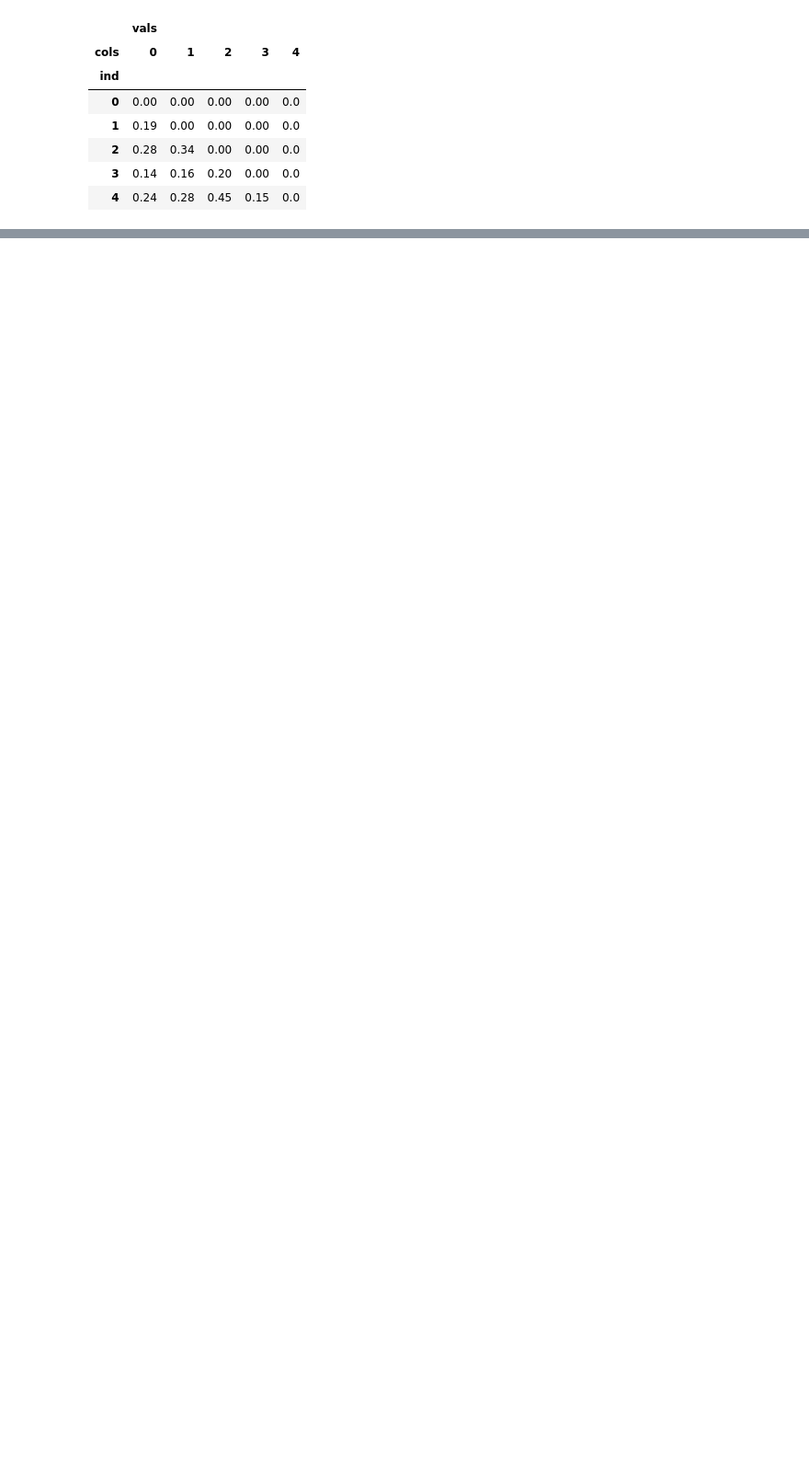
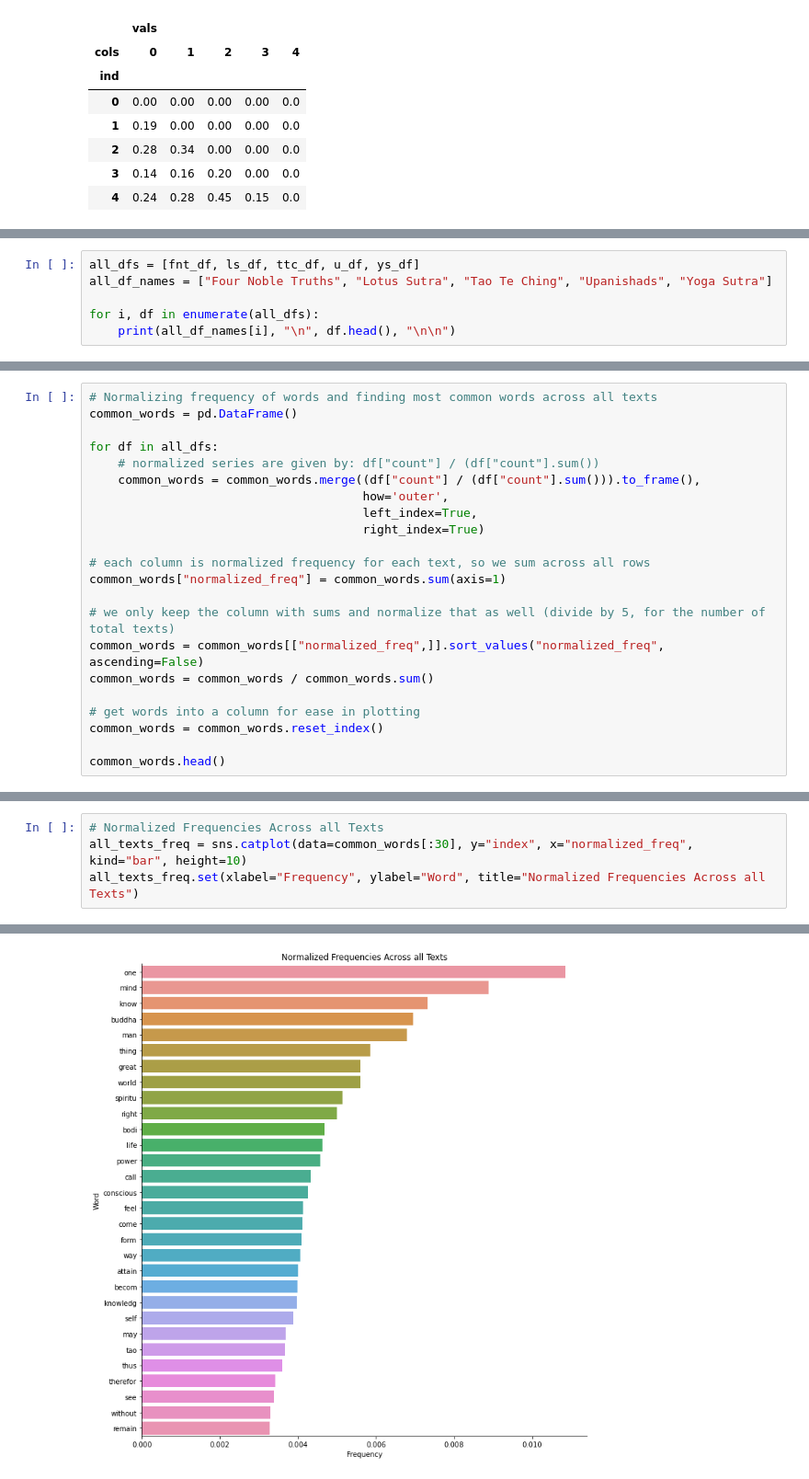
Before and after one commit to elijahstr/216FinalProject, a Jupyter notebook: Final Project Code.ipynb, the cells around one changed output, grey strips where cells are left out. Shown at 92% size. Saved outputs shown, nothing was run; the diff lists cells and outputs as text; blank space fills up the shorter version.

Commit message:
added normalized word frequencies

```diff
--- a/Final Project Code.ipynb
+++ b/Final Project Code.ipynb
@@ -239,0 +241,6 @@ df_hm
+# %%
+all_dfs = [fnt_df, ls_df, ttc_df, u_df, ys_df]
+all_df_names = ["Four Noble Truths", "Lotus Sutra", "Tao Te Ching", "Upanishads", "Yoga Sutra"]
+
+for i, df in enumerate(all_dfs):
+    print(all_df_names[i], "\n", df.head(), "\n\n")
@@ -239,0 +267,22 @@ df_hm
+# %%
+# Normalizing frequency of words and finding most common words across all texts
+common_words = pd.DataFrame()
+
+for df in all_dfs:
+    # normalized series are given by: df["count"] / (df["count"].sum())
+    common_words = common_words.merge((df["count"] / (df["count"].sum())).to_frame(),
+                                      how='outer',
+                                      left_index=True,
+                                      right_index=True)
+
+# each column is normalized frequency for each text, so we sum across all rows
+common_words["normalized_freq"] = common_words.sum(axis=1)
+
+# we only keep the column with sums and normalize that as well (divide by 5, for the number of total texts)
+common_words = common_words[["normalized_freq",]].sort_values("normalized_freq", ascending=False)
+common_words = common_words / common_words.sum()
+
+# get words into a column for ease in plotting
+common_words = common_words.reset_index()
+
+common_words.head()
@@ -239,0 +296,5 @@ df_hm
+# %%
+# Normalized Frequencies Across all Texts
+all_texts_freq = sns.catplot(data=common_words[:30], y="index", x="normalized_freq", kind="bar", height=10)
+all_texts_freq.set(xlabel="Frequency", ylabel="Word", title="Normalized Frequencies Across all Texts")
+# %% [output]
@@ -239,0 +302 @@ df_hm
+[figure, added]
```
Also changed, not shown: parts of 7 cells of this notebook.
